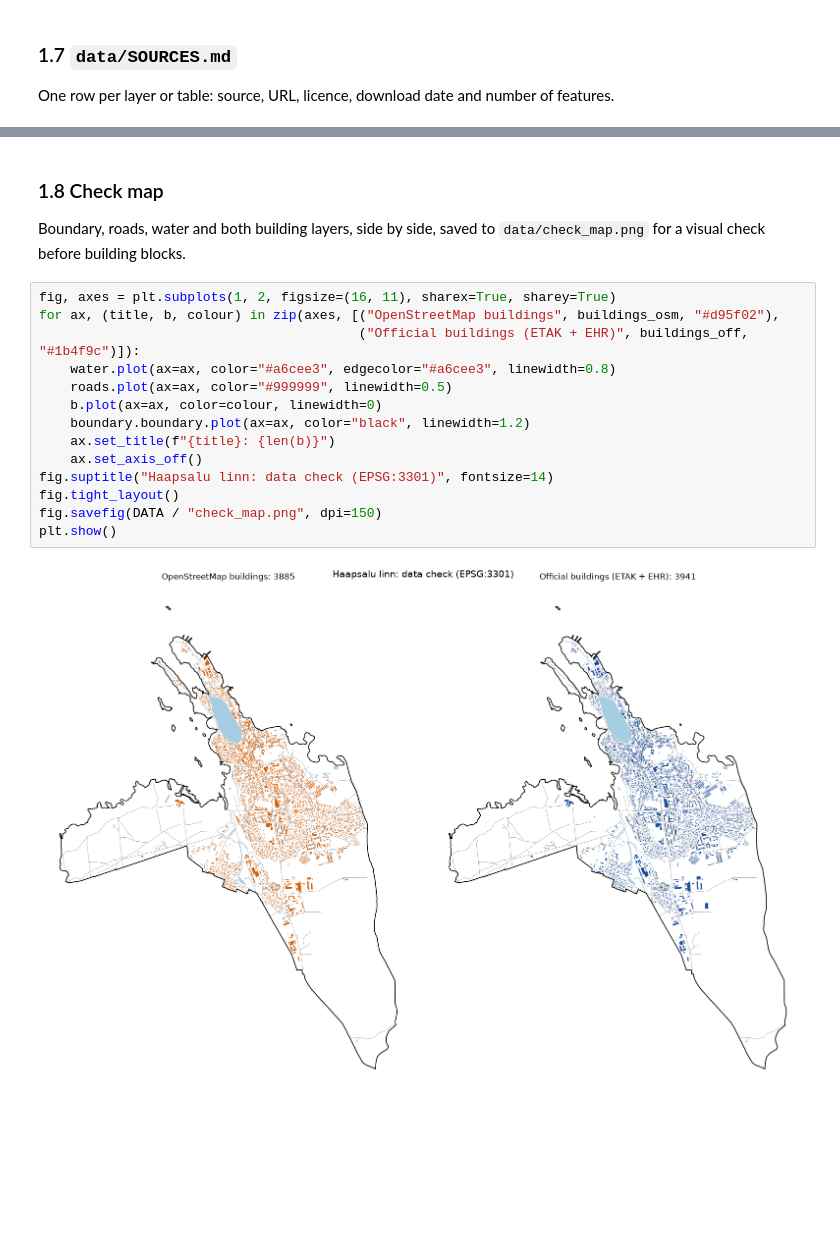
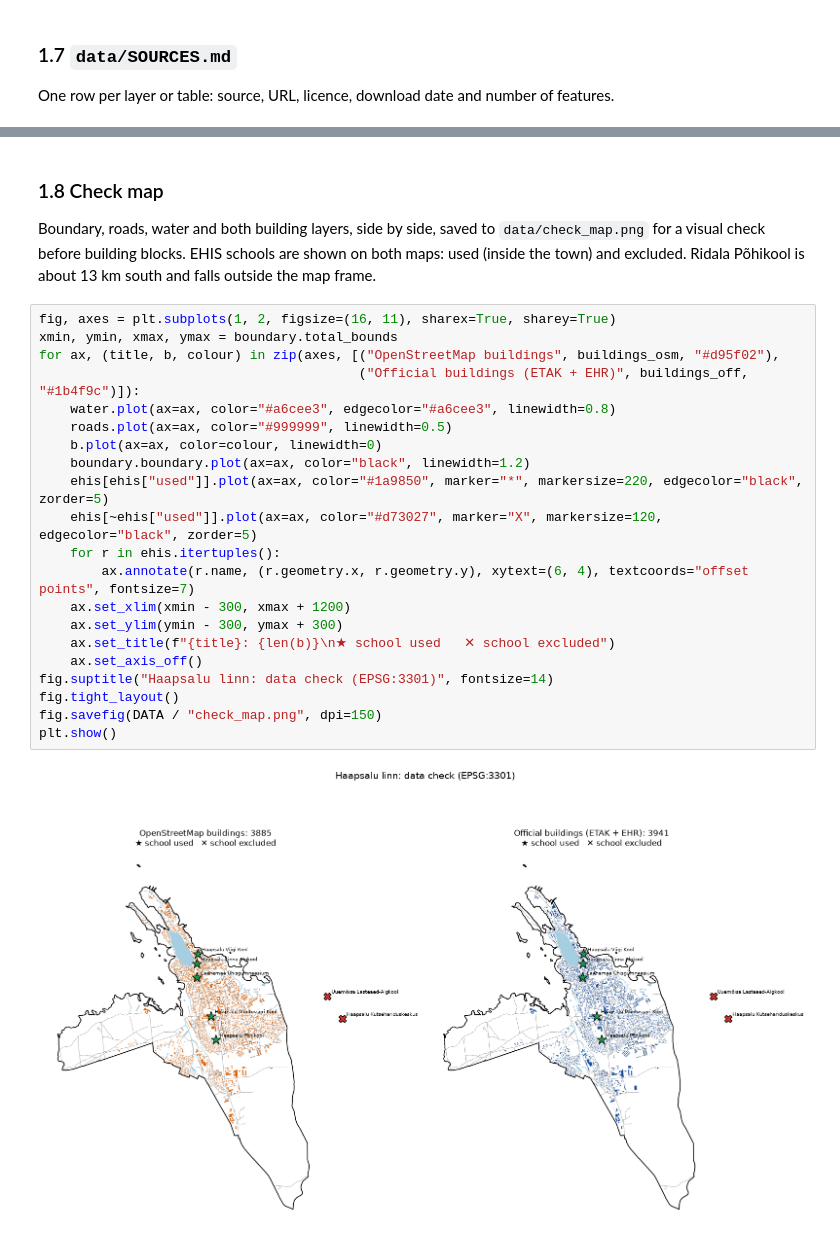
Before and after one commit to aleks-nab/haapsalu-urban-blocks, a Jupyter notebook: notebook.ipynb, the cells around one changed output, grey strips where cells are left out. Drawn from its saved outputs; the diff is of its cells as text; blank space fills up the shorter version.

```diff
--- a/notebook.ipynb
+++ b/notebook.ipynb
@@ -391,20 +514,29 @@ Generated by `notebook.ipynb`, section 1. All layers are in EPSG:3301 (L-EST97).
 ### 1.8 Check map
 
 Boundary, roads, water and both building layers, side by side, saved to
-`data/check_map.png` for a visual check before building blocks.
+`data/check_map.png` for a visual check before building blocks. EHIS schools are shown on
+both maps: used (inside the town) and excluded. Ridala Põhikool is about 13 km south and
+falls outside the map frame.
 # %%
 fig, axes = plt.subplots(1, 2, figsize=(16, 11), sharex=True, sharey=True)
+xmin, ymin, xmax, ymax = boundary.total_bounds
 for ax, (title, b, colour) in zip(axes, [("OpenStreetMap buildings", buildings_osm, "#d95f02"),
                                          ("Official buildings (ETAK + EHR)", buildings_off, "#1b4f9c")]):
     water.plot(ax=ax, color="#a6cee3", edgecolor="#a6cee3", linewidth=0.8)
     roads.plot(ax=ax, color="#999999", linewidth=0.5)
     b.plot(ax=ax, color=colour, linewidth=0)
     boundary.boundary.plot(ax=ax, color="black", linewidth=1.2)
-    ax.set_title(f"{title}: {len(b)}")
+    ehis[ehis["used"]].plot(ax=ax, color="#1a9850", marker="*", markersize=220, edgecolor="black", zorder=5)
+    ehis[~ehis["used"]].plot(ax=ax, color="#d73027", marker="X", markersize=120, edgecolor="black", zorder=5)
+    for r in ehis.itertuples():
+        ax.annotate(r.name, (r.geometry.x, r.geometry.y), xytext=(6, 4), textcoords="offset points", fontsize=7)
+    ax.set_xlim(xmin - 300, xmax + 1200)
+    ax.set_ylim(ymin - 300, ymax + 300)
+    ax.set_title(f"{title}: {len(b)}\n★ school used   ✕ school excluded")
     ax.set_axis_off()
 fig.suptitle("Haapsalu linn: data check (EPSG:3301)", fontsize=14)
 fig.tight_layout()
 fig.savefig(DATA / "check_map.png", dpi=150)
 plt.show()
 # %% [output]
-[figure, old version]
+[figure, new version]
```
Also changed, not shown: parts of 12 cells of this notebook, 7 other files.
